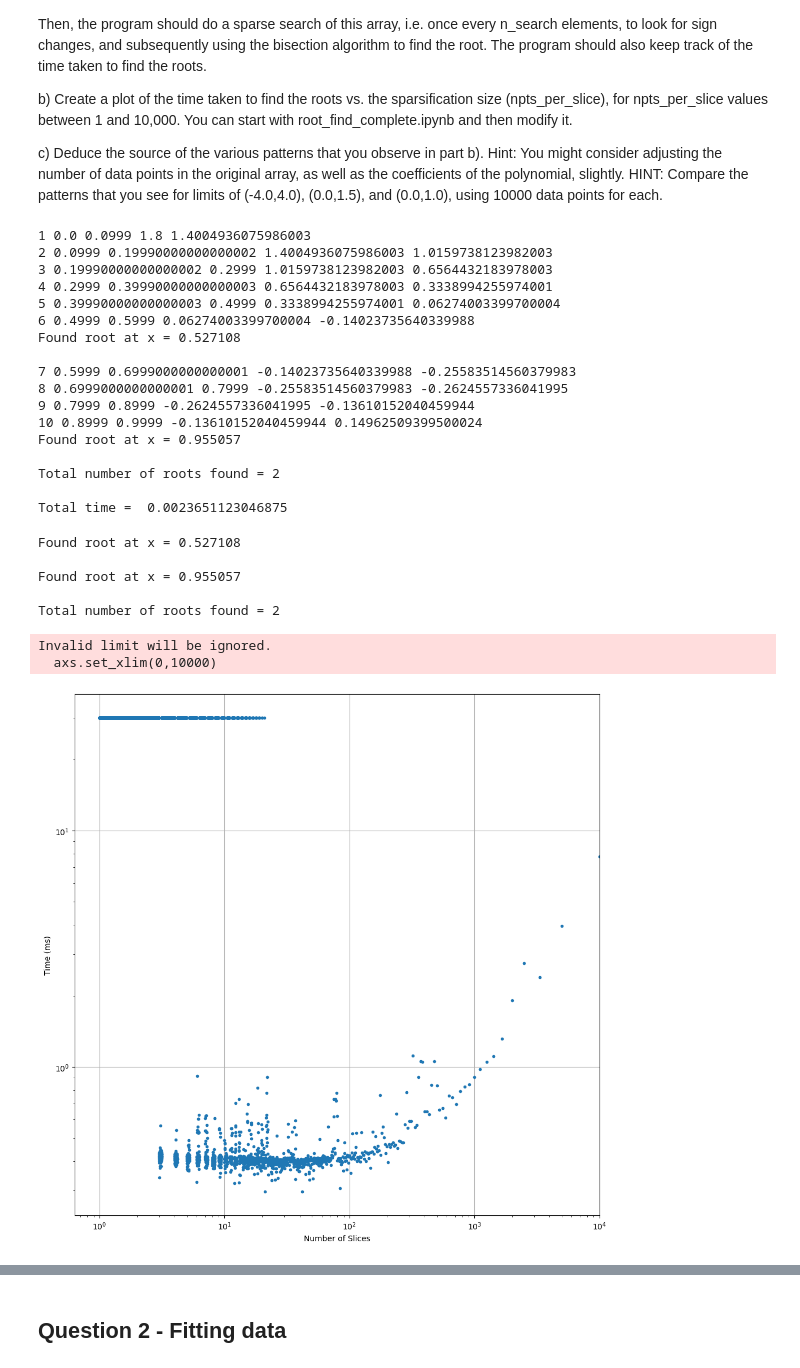
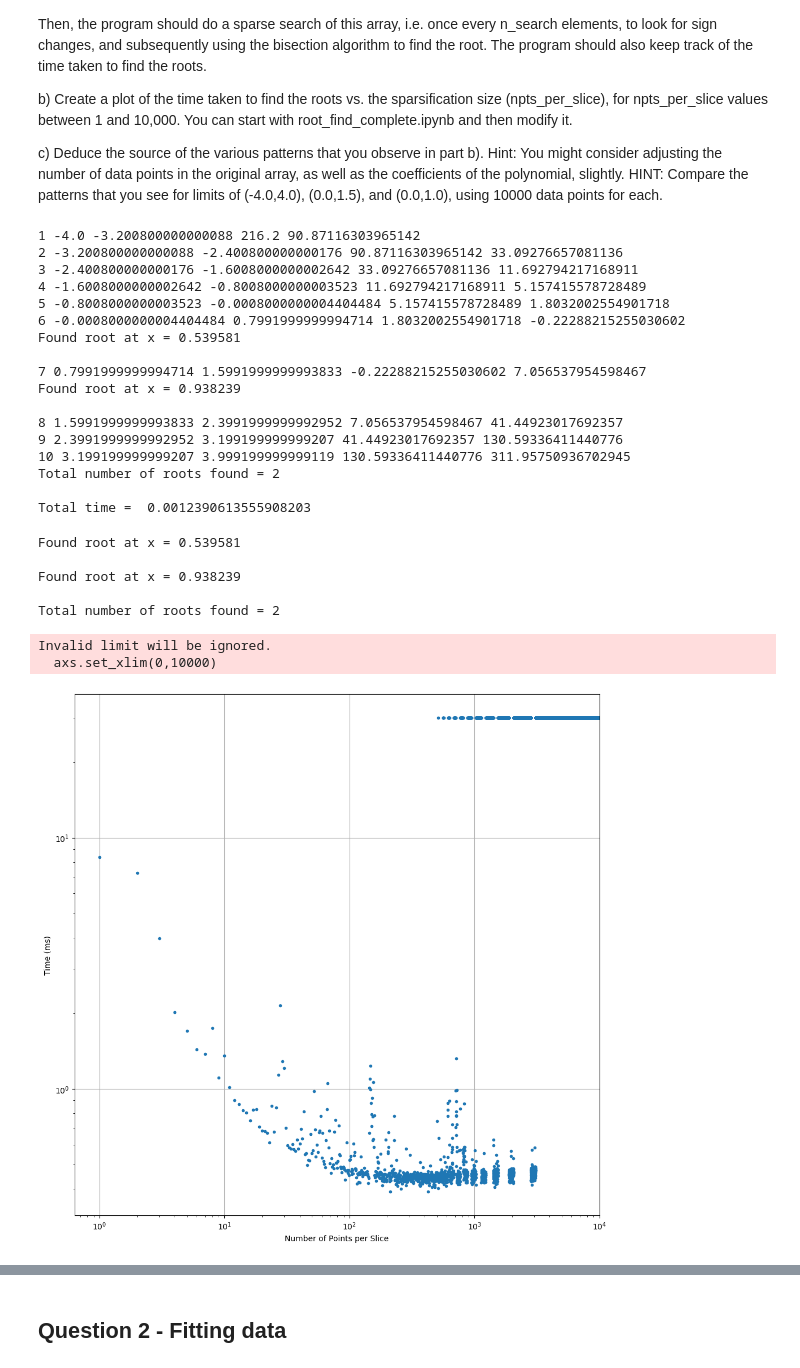
Before and after one commit to jakeb245/phys421, a Jupyter notebook: AssignmentTemplates/Assignment1_Template.ipynb, the cells around one changed output, grey strips where cells are left out. Cells and saved outputs as stored; diff of their text form; code cells hidden in the pictures.

```diff
--- a/AssignmentTemplates/Assignment1_Template.ipynb
+++ b/AssignmentTemplates/Assignment1_Template.ipynb
@@ -22,8 +22,8 @@ import time
 def generator_function(x,*par):
     return par[0]+par[1]*x+par[2]*x*x+par[3]*x*x*x+par[4]*x*x*x*x
 
-xl = 0.0
-xh = 1.
+xl = -4.0
+xh = 4.0
 
 npoints = 10000
 dx = (xh-xl)/npoints
@@ -31,7 +31,7 @@ dx = (xh-xl)/npoints
 xroots = []
 yroots = []
 
-par = np.array([1.80,-4.05,0.40,1,1])
+par = np.array([1.80,-4.00,0.40,1,1])
 xval = np.arange(xl,xh,dx)
 yval = generator_function(xval,*par)
 # %%
@@ -118,23 +118,23 @@ end = time.time()
 print("Total time = ",(end - start))
 time_ejb = (end-start)
 # %% [output]
-1 0.0 0.0999 1.8 1.4004936075986003
-2 0.0999 0.19990000000000002 1.4004936075986003 1.0159738123982003
-3 0.19990000000000002 0.2999 1.0159738123982003 0.6564432183978003
-4 0.2999 0.39990000000000003 0.6564432183978003 0.3338994255974001
-5 0.39990000000000003 0.4999 0.3338994255974001 0.06274003399700004
-6 0.4999 0.5999 0.06274003399700004 -0.14023735640339988
-Found root at x = 0.527108
+1 -4.0 -3.200800000000088 216.2 90.87116303965142
+2 -3.200800000000088 -2.400800000000176 90.87116303965142 33.09276657081136
+3 -2.400800000000176 -1.6008000000002642 33.09276657081136 11.692794217168911
+4 -1.6008000000002642 -0.8008000000003523 11.692794217168911 5.157415578728489
+5 -0.8008000000003523 -0.0008000000004404484 5.157415578728489 1.8032002554901718
+6 -0.0008000000004404484 0.7991999999994714 1.8032002554901718 -0.22288215255030602
+Found root at x = 0.539581
 
-7 0.5999 0.6999000000000001 -0.14023735640339988 -0.25583514560379983
-8 0.6999000000000001 0.7999 -0.25583514560379983 -0.2624557336041995
-9 0.7999 0.8999 -0.2624557336041995 -0.13610152040459944
-10 0.8999 0.9999 -0.13610152040459944 0.14962509399500024
-Found root at x = 0.955057
+7 0.7991999999994714 1.5991999999993833 -0.22288215255030602 7.056537954598467
+Found root at x = 0.938239
 
+8 1.5991999999993833 2.3991999999992952 7.056537954598467 41.44923017692357
+9 2.3991999999992952 3.199199999999207 41.44923017692357 130.59336411440776
+10 3.199199999999207 3.999199999999119 130.59336411440776 311.95750936702945
 Total number of roots found = 2
 
-Total time =  0.0023651123046875
+Total time =  0.0012390613555908203
 # %%
 # Part b
 
@@ -203,36 +203,35 @@ for npts_per_slice in range(1,int(npoints)):
 
     if (npts_per_slice == 1):
         print ("Total number of roots found = %d\n" % nroots_found)
 
     xstep.append(nslice)
     xstep2.append(npts_per_slice)
 
     end = time.time()
 
     if (nroots_found == nroots_expected):
         ystep.append(1000.0*(end-start))
     else:
         ystep.append(30)
 
 # Generate the figure and the axes
 fig, axs = plt.subplots(nrows=1, ncols=1, figsize=(12,12))
 
-# On the first axis, plot the sine and label the ordinate
 plt.yscale('log')
 plt.xscale('log')
-axs.plot(xstep,ystep,'.')
+axs.plot(xstep2,ystep,'.')
 axs.set_ylabel('Time (ms)')
-axs.set_xlabel('Number of Slices')
+axs.set_xlabel('Number of Points per Slice')
 axs.axhline()
 plt.grid(True)
 axs.set_xlim(0,10000)
 plt.show()
 # %% [output]
-Found root at x = 0.527108
+Found root at x = 0.539581
 
-Found root at x = 0.955057
+Found root at x = 0.938239
 
 Total number of roots found = 2
 Invalid limit will be ignored.
   axs.set_xlim(0,10000)
-[figure, old version]
+[figure, new version]
```
Also changed, not shown: parts of 4 cells of this notebook.
